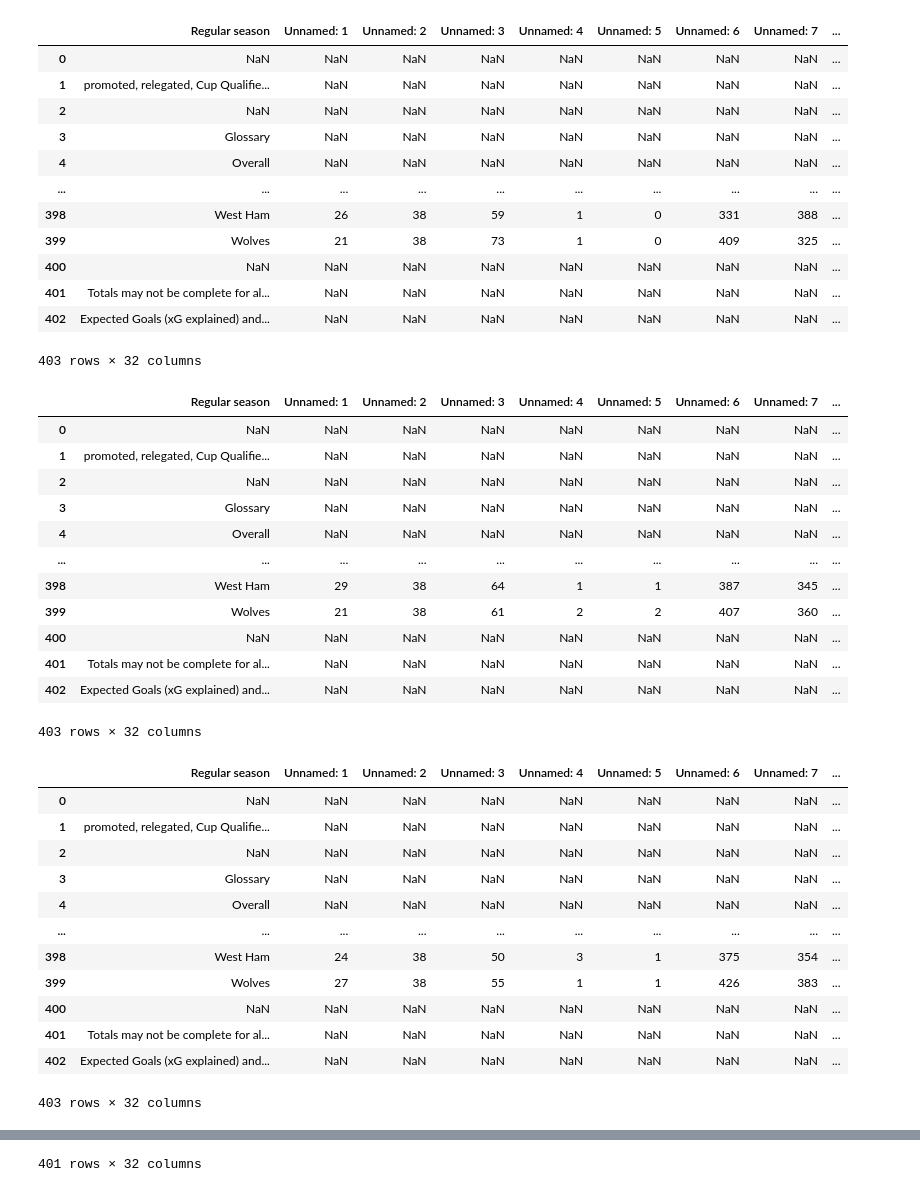
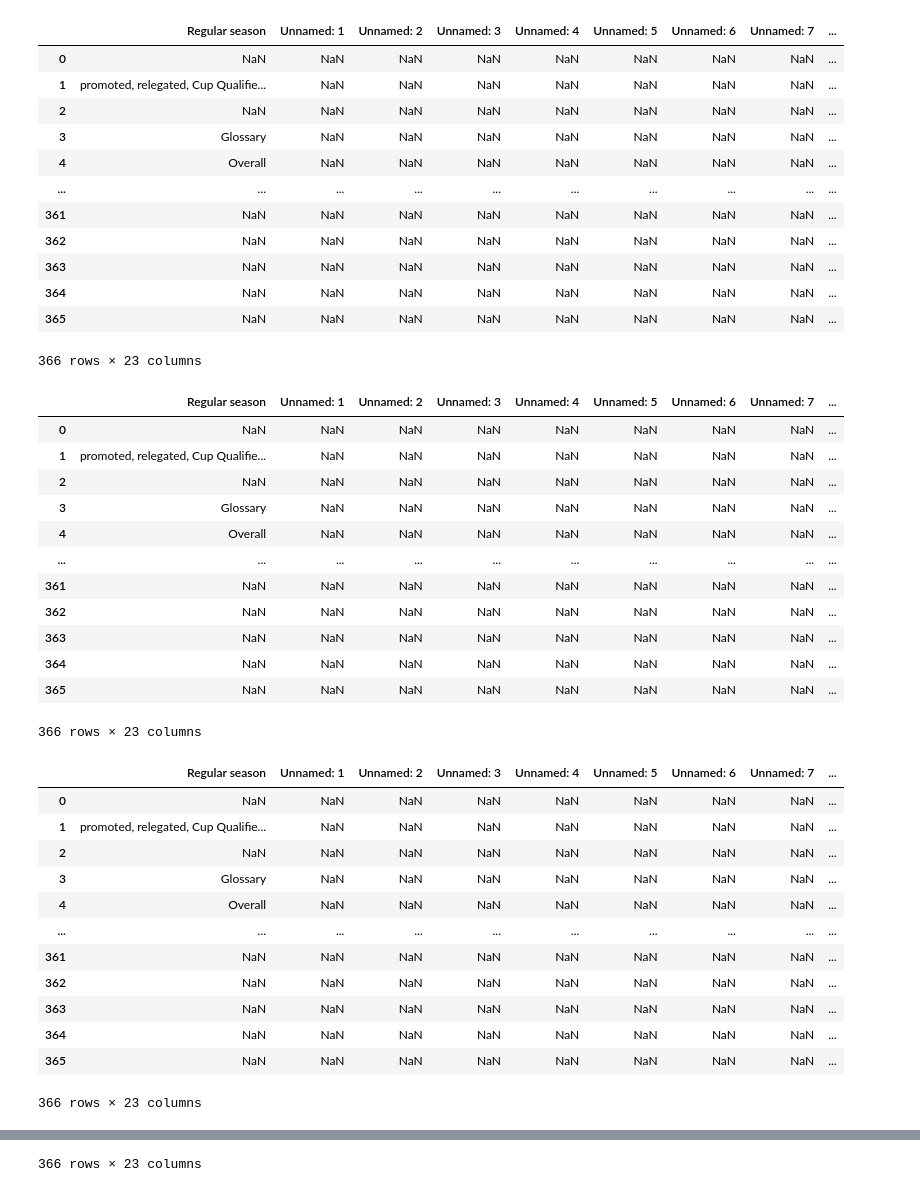
Before and after one commit to NeghiDB/365DaysSoccerDataAnalysisChallenge, a Jupyter notebook: index.ipynb, the cells around one changed output, grey strips where cells are left out. Saved outputs shown, nothing was run; the diff lists cells and outputs as text; code cells hidden in the pictures.

Commit message:
Updated findex file to display new stats

```diff
--- a/index.ipynb
+++ b/index.ipynb
@@ -1,31 +1,45 @@
 # %%
 import pandas as pd
 
-df = pd.read_csv('EPL Standard Stats 2018-2019.csv', encoding='latin1', index_col=None)
-df1 = pd.read_csv('EPL Standard Stats 2019-2020.csv', encoding='latin1', index_col=None)
-df2 = pd.read_csv('EPL Standard Stats 2020-2021.csv', encoding='latin1', index_col=None)
-df3 = pd.read_csv('EPL Standard Stats 2021-2022.csv', encoding='latin1', index_col=None)
-df4 = pd.read_csv('EPL Standard Stats 2022-2023.csv', encoding='latin1', index_col=None)
+df = pd.read_csv('EPL Standard Stats 2011-2012.csv', encoding='latin1', index_col=None)
+df1 = pd.read_csv('EPL Standard Stats 2012-2013.csv', encoding='latin1', index_col=None)
+df2 = pd.read_csv('EPL Standard Stats 2013-2014.csv', encoding='latin1', index_col=None)
+df3 = pd.read_csv('EPL Standard Stats 2014-2015.csv', encoding='latin1', index_col=None)
+df4 = pd.read_csv('EPL Standard Stats 2015-2016.csv', encoding='latin1', index_col=None)
+df5 = pd.read_csv('EPL Standard Stats 2016-2017.csv', encoding='latin1', index_col=None)
+df6 = pd.read_csv('EPL Standard Stats 2017-2018.csv', encoding='latin1', index_col=None)
+df7 = pd.read_csv('EPL Standard Stats 2018-2019.csv', encoding='latin1', index_col=None)
+df8 = pd.read_csv('EPL Standard Stats 2019-2020.csv', encoding='latin1', index_col=None)
+df9 = pd.read_csv('EPL Standard Stats 2020-2021.csv', encoding='latin1', index_col=None)
+df10 = pd.read_csv('EPL Standard Stats 2021-2022.csv', encoding='latin1', index_col=None)
+df11 = pd.read_csv('EPL Standard Stats 2022-2023.csv', encoding='latin1', index_col=None)
 
 display(df)
 display(df1)
 display(df2)
 display(df3)
 display(df4)
+display(df5)
+display(df6)
+display(df7)
+display(df8)
+display(df9)
+display(df10)
+display(df11)
 # %% [output]
 |  | Regular season | Unnamed: 1 | Unnamed: 2 | Unnamed: 3 | Unnamed: 4 | Unnamed: 5 | Unnamed: 6 | Unnamed: 7 | ... |
 | 0 | NaN | NaN | NaN | NaN | NaN | NaN | NaN | NaN | ... |
 | 1 | promoted, relegated, Cup Qualifie... | NaN | NaN | NaN | NaN | NaN | NaN | NaN | ... |
 | 2 | NaN | NaN | NaN | NaN | NaN | NaN | NaN | NaN | ... |
 | 3 | Glossary | NaN | NaN | NaN | NaN | NaN | NaN | NaN | ... |
 | 4 | Overall | NaN | NaN | NaN | NaN | NaN | NaN | NaN | ... |
 | ... | ... | ... | ... | ... | ... | ... | ... | ... | ... |
-| 398 | West Ham | 26 | 38 | 59 | 1 | 0 | 331 | 388 | ... |
-| 399 | Wolves | 21 | 38 | 73 | 1 | 0 | 409 | 325 | ... |
-| 400 | NaN | NaN | NaN | NaN | NaN | NaN | NaN | NaN | ... |
-| 401 | Totals may not be complete for al... | NaN | NaN | NaN | NaN | NaN | NaN | NaN | ... |
-| 402 | Expected Goals (xG explained) and... | NaN | NaN | NaN | NaN | NaN | NaN | NaN | ... |
+| 361 | NaN | NaN | NaN | NaN | NaN | NaN | NaN | NaN | ... |
+| 362 | NaN | NaN | NaN | NaN | NaN | NaN | NaN | NaN | ... |
+| 363 | NaN | NaN | NaN | NaN | NaN | NaN | NaN | NaN | ... |
+| 364 | NaN | NaN | NaN | NaN | NaN | NaN | NaN | NaN | ... |
+| 365 | NaN | NaN | NaN | NaN | NaN | NaN | NaN | NaN | ... |
-403 rows × 32 columns
+366 rows × 23 columns
 |  | Regular season | Unnamed: 1 | Unnamed: 2 | Unnamed: 3 | Unnamed: 4 | Unnamed: 5 | Unnamed: 6 | Unnamed: 7 | ... |
 | 0 | NaN | NaN | NaN | NaN | NaN | NaN | NaN | NaN | ... |
 | 1 | promoted, relegated, Cup Qualifie... | NaN | NaN | NaN | NaN | NaN | NaN | NaN | ... |
@@ -33,12 +47,12 @@ display(df4)
 | 3 | Glossary | NaN | NaN | NaN | NaN | NaN | NaN | NaN | ... |
 | 4 | Overall | NaN | NaN | NaN | NaN | NaN | NaN | NaN | ... |
 | ... | ... | ... | ... | ... | ... | ... | ... | ... | ... |
-| 398 | West Ham | 29 | 38 | 64 | 1 | 1 | 387 | 345 | ... |
-| 399 | Wolves | 21 | 38 | 61 | 2 | 2 | 407 | 360 | ... |
-| 400 | NaN | NaN | NaN | NaN | NaN | NaN | NaN | NaN | ... |
-| 401 | Totals may not be complete for al... | NaN | NaN | NaN | NaN | NaN | NaN | NaN | ... |
-| 402 | Expected Goals (xG explained) and... | NaN | NaN | NaN | NaN | NaN | NaN | NaN | ... |
+| 361 | NaN | NaN | NaN | NaN | NaN | NaN | NaN | NaN | ... |
+| 362 | NaN | NaN | NaN | NaN | NaN | NaN | NaN | NaN | ... |
+| 363 | NaN | NaN | NaN | NaN | NaN | NaN | NaN | NaN | ... |
+| 364 | NaN | NaN | NaN | NaN | NaN | NaN | NaN | NaN | ... |
+| 365 | NaN | NaN | NaN | NaN | NaN | NaN | NaN | NaN | ... |
-403 rows × 32 columns
+366 rows × 23 columns
 |  | Regular season | Unnamed: 1 | Unnamed: 2 | Unnamed: 3 | Unnamed: 4 | Unnamed: 5 | Unnamed: 6 | Unnamed: 7 | ... |
 | 0 | NaN | NaN | NaN | NaN | NaN | NaN | NaN | NaN | ... |
 | 1 | promoted, relegated, Cup Qualifie... | NaN | NaN | NaN | NaN | NaN | NaN | NaN | ... |
@@ -46,12 +60,12 @@ display(df4)
 | 3 | Glossary | NaN | NaN | NaN | NaN | NaN | NaN | NaN | ... |
 | 4 | Overall | NaN | NaN | NaN | NaN | NaN | NaN | NaN | ... |
 | ... | ... | ... | ... | ... | ... | ... | ... | ... | ... |
-| 398 | West Ham | 24 | 38 | 50 | 3 | 1 | 375 | 354 | ... |
-| 399 | Wolves | 27 | 38 | 55 | 1 | 1 | 426 | 383 | ... |
-| 400 | NaN | NaN | NaN | NaN | NaN | NaN | NaN | NaN | ... |
-| 401 | Totals may not be complete for al... | NaN | NaN | NaN | NaN | NaN | NaN | NaN | ... |
-| 402 | Expected Goals (xG explained) and... | NaN | NaN | NaN | NaN | NaN | NaN | NaN | ... |
+| 361 | NaN | NaN | NaN | NaN | NaN | NaN | NaN | NaN | ... |
+| 362 | NaN | NaN | NaN | NaN | NaN | NaN | NaN | NaN | ... |
+| 363 | NaN | NaN | NaN | NaN | NaN | NaN | NaN | NaN | ... |
+| 364 | NaN | NaN | NaN | NaN | NaN | NaN | NaN | NaN | ... |
+| 365 | NaN | NaN | NaN | NaN | NaN | NaN | NaN | NaN | ... |
-403 rows × 32 columns
+366 rows × 23 columns
 |  | Regular season | Unnamed: 1 | Unnamed: 2 | Unnamed: 3 | Unnamed: 4 | Unnamed: 5 | Unnamed: 6 | Unnamed: 7 | ... |
 | 0 | NaN | NaN | NaN | NaN | NaN | NaN | NaN | NaN | ... |
 | 1 | promoted, relegated, Cup Qualifie... | NaN | NaN | NaN | NaN | NaN | NaN | NaN | ... |
@@ -67,4 +81,4 @@ display(df4)
-401 rows × 32 columns
+366 rows × 23 columns
 |  | Regular season | Unnamed: 1 | Unnamed: 2 | Unnamed: 3 | Unnamed: 4 | Unnamed: 5 | Unnamed: 6 | Unnamed: 7 | ... |
 | 0 | NaN | NaN | NaN | NaN | NaN | NaN | NaN | NaN | ... |
 | 1 | promoted, relegated, Cup Qualifie... | NaN | NaN | NaN | NaN | NaN | NaN | NaN | ... |
```
Also changed, not shown: parts of 1 cell of this notebook.
